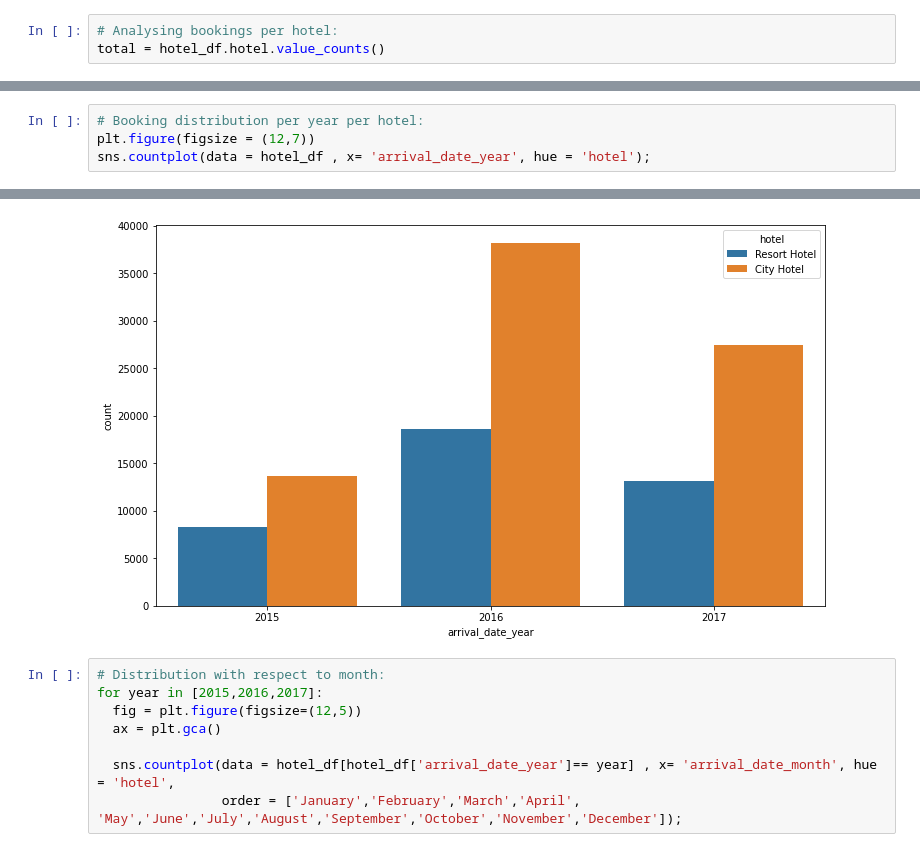
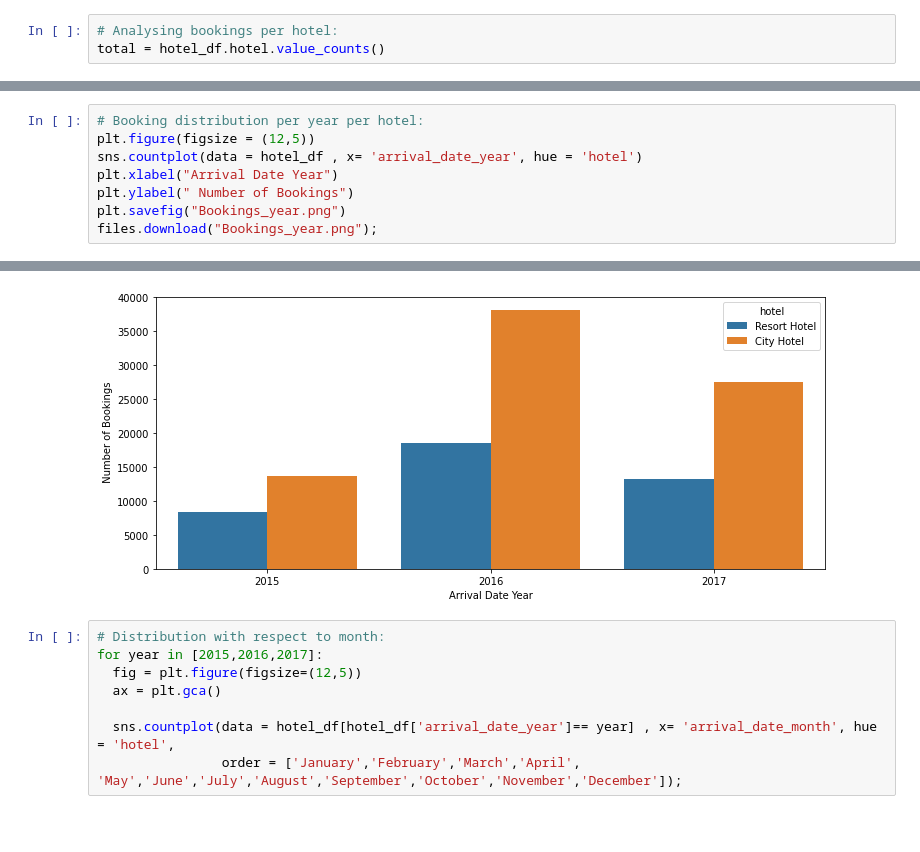
Before and after one commit to manisha-dhanuka/EDA-Project, a Jupyter notebook: Hotel_Booking_Analysis.ipynb, the cells around one changed output, grey strips where cells are left out. Saved outputs shown, nothing was run; the diff lists cells and outputs as text; blank space fills up the shorter version.

```diff
--- a/Hotel_Booking_Analysis.ipynb
+++ b/Hotel_Booking_Analysis.ipynb
@@ -232,6 +246,10 @@ pie = plt.pie(total,labels = total.index,radius = 2, autopct = "%1.2f%%",shadow
 [figure]
 # %%
 # Booking distribution per year per hotel:
-plt.figure(figsize = (12,7))
-sns.countplot(data = hotel_df , x= 'arrival_date_year', hue = 'hotel');
+plt.figure(figsize = (12,5))
+sns.countplot(data = hotel_df , x= 'arrival_date_year', hue = 'hotel')
+plt.xlabel("Arrival Date Year")
+plt.ylabel(" Number of Bookings")
+plt.savefig("Bookings_year.png")
+files.download("Bookings_year.png");
 # %% [output]
@@ -238,4 +258,4 @@ sns.countplot(data = hotel_df , x= 'arrival_date_year', hue = 'hotel');
-[figure, old version]
+[figure, new version]
 # %%
 # Distribution with respect to month:
 for year in [2015,2016,2017]:
```
Also changed, not shown: parts of 33 cells of this notebook.
